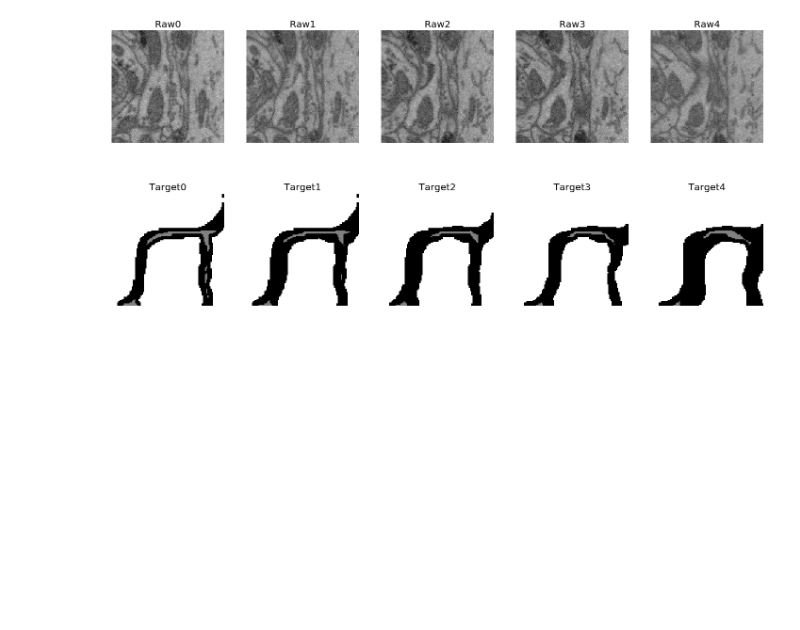
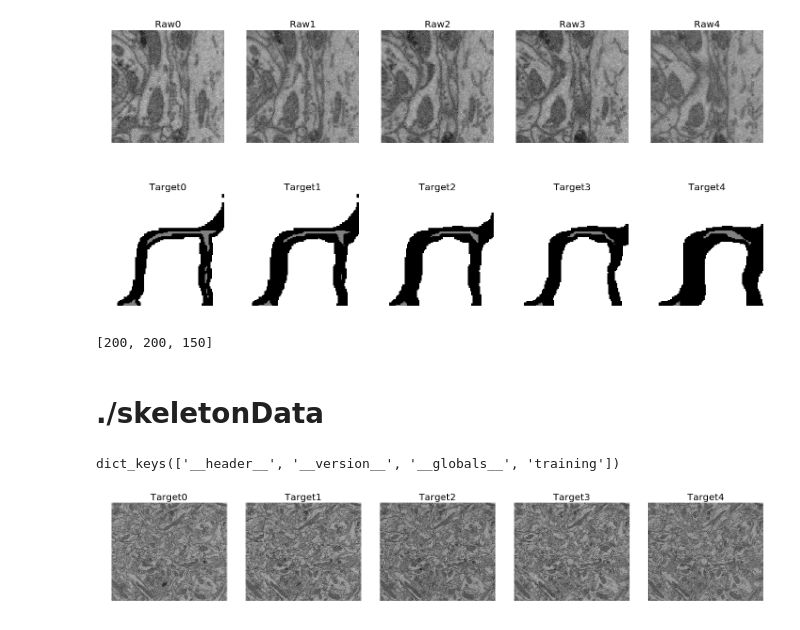
Before and after one commit to haeinkim/fira-capstone-project, a Jupyter notebook: SegEM_EDA.ipynb, the cells around one changed output. Drawn from its saved outputs; the diff is of its cells as text; code cells hidden in the pictures; blank space fills up the shorter version.

Commit message:
data exploration_2

```diff
--- a/SegEM_EDA.ipynb
+++ b/SegEM_EDA.ipynb
@@ -53,0 +72,33 @@ plt.show()
+# %%
+bboxRaw_interval = [x_interval_raw, y_interval_raw, z_interval_raw]
+bboxRaw_interval
+# %% [output]
+[200, 200, 150]
+# %% [markdown]
+# ./skeletonData
+# %%
+data_path = 'D:/SegEM/skeletonData/'
+file_name = 'cortex_training_raw.mat'
+
+file_path = os.path.join(data_path, file_name)
+
+mat_file = sio.loadmat(file_path)
+mat_file.keys()
+# %% [output]
+dict_keys(['__header__', '__version__', '__globals__', 'training'])
+# %%
+mat_img = mat_file['training']
+# %%
+# Plotting several images from the array
+plt.figure(figsize=(20, 10))
+
+for i in range(5):
+    plt.subplot(2, 5, i+6)
+    plt.imshow(mat_img[:, :, i], cmap='gray')
+    plt.axis('off')
+    plt.title('Target{}'.format(i), fontsize=20)
+
+plt.tight_layout()
+plt.show()
+# %% [output]
+[figure, added]
```
Also changed, not shown: parts of 5 cells of this notebook.
